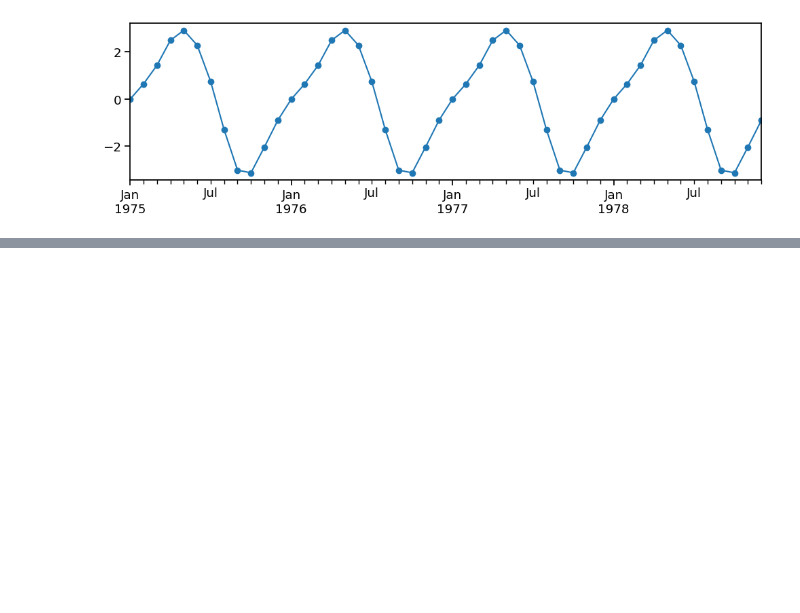
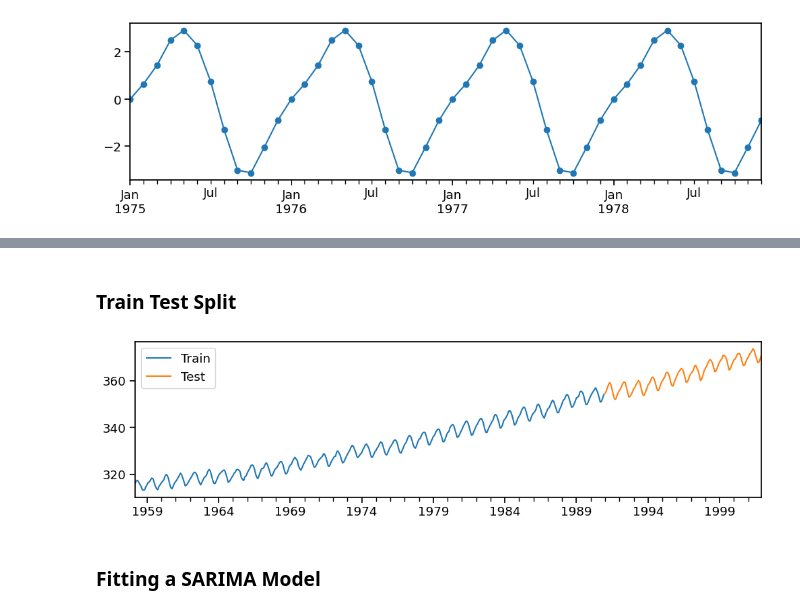
Before and after one commit to EhLeeOod/time-series, a Jupyter notebook: sarima.ipynb, the cells around one changed output, grey strips where cells are left out. Drawn from its saved outputs; the diff is of its cells as text; code cells hidden in the pictures; blank space fills up the shorter version.

Commit message:
fit and evaluate sarima model

```diff
--- a/sarima.ipynb
+++ b/sarima.ipynb
@@ -232,0 +282,18 @@ ax = seasonal.loc['1975': '1978'].plot(marker = 'o')
+# %% [markdown]
+### Train Test Split
+# %%
+# t_t_s with test_size set to 25% of ts
+train, test = train_test_split(ts, test_size = .25)
+
+# plot train with label 'Train' as arg for legend to show
+ax = train.plot(label='Train')
+
+# plot test with label test
+test.plot(ax=ax, label='Test')
+
+# show legend
+ax.legend();
+# %% [output]
+[figure, added]
+# %% [markdown]
+### Fitting a SARIMA Model
```
Also changed, not shown: parts of 17 cells of this notebook.
